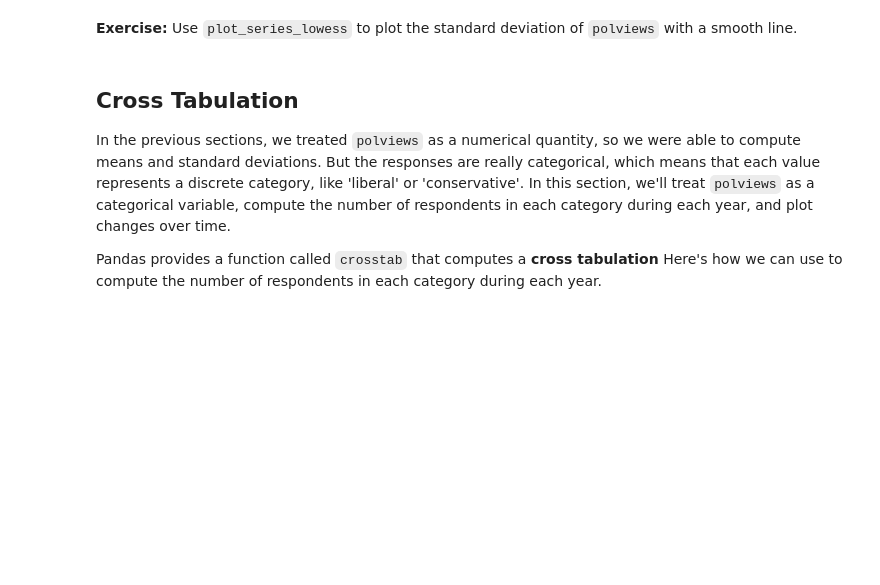
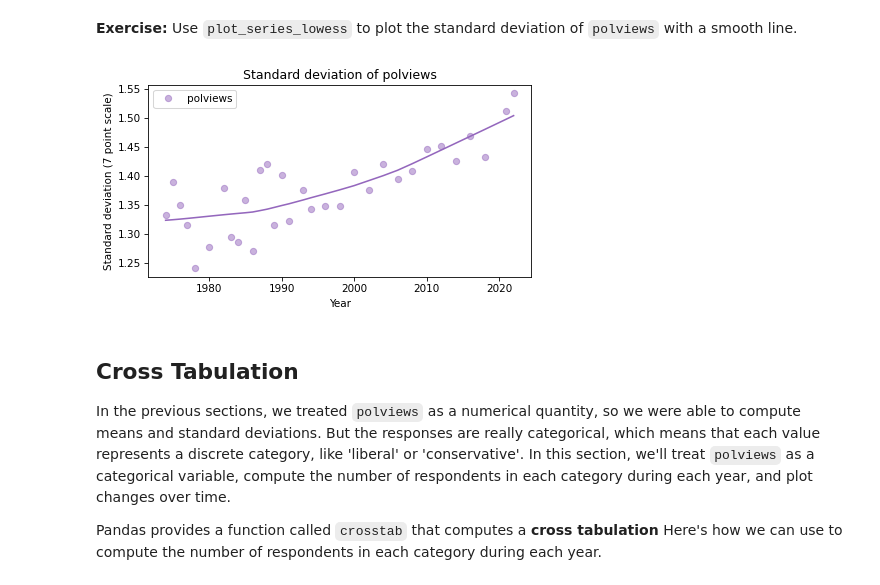
Before and after one commit to AllenDowney/PoliticalAlignmentCaseStudy, a Jupyter notebook: 02_polviews_soln.ipynb, the cells around one changed output. Cells and saved outputs as stored; diff of their text form; code cells hidden in the pictures; blank space fills up the shorter version.

```diff
--- a/02_polviews_soln.ipynb
+++ b/02_polviews_soln.ipynb
@@ -296,3 +386,15 @@ Generally, it looks like the U.S. has been trending toward liberal for the last
+# %%
+# Solution
+
+std_series = gss_by_year["polviews"].std()
+plot_series_lowess(std_series, color="C4")
+decorate(
+    ylabel="Standard deviation (7 point scale)",
+    title="Standard deviation of polviews",
+    xlabel="Year",
+)
+# %% [output]
+[figure, added]
 # %% [markdown]
 ## Cross Tabulation
 
```
Also changed, not shown: parts of 32 cells of this notebook, 1 other file.
